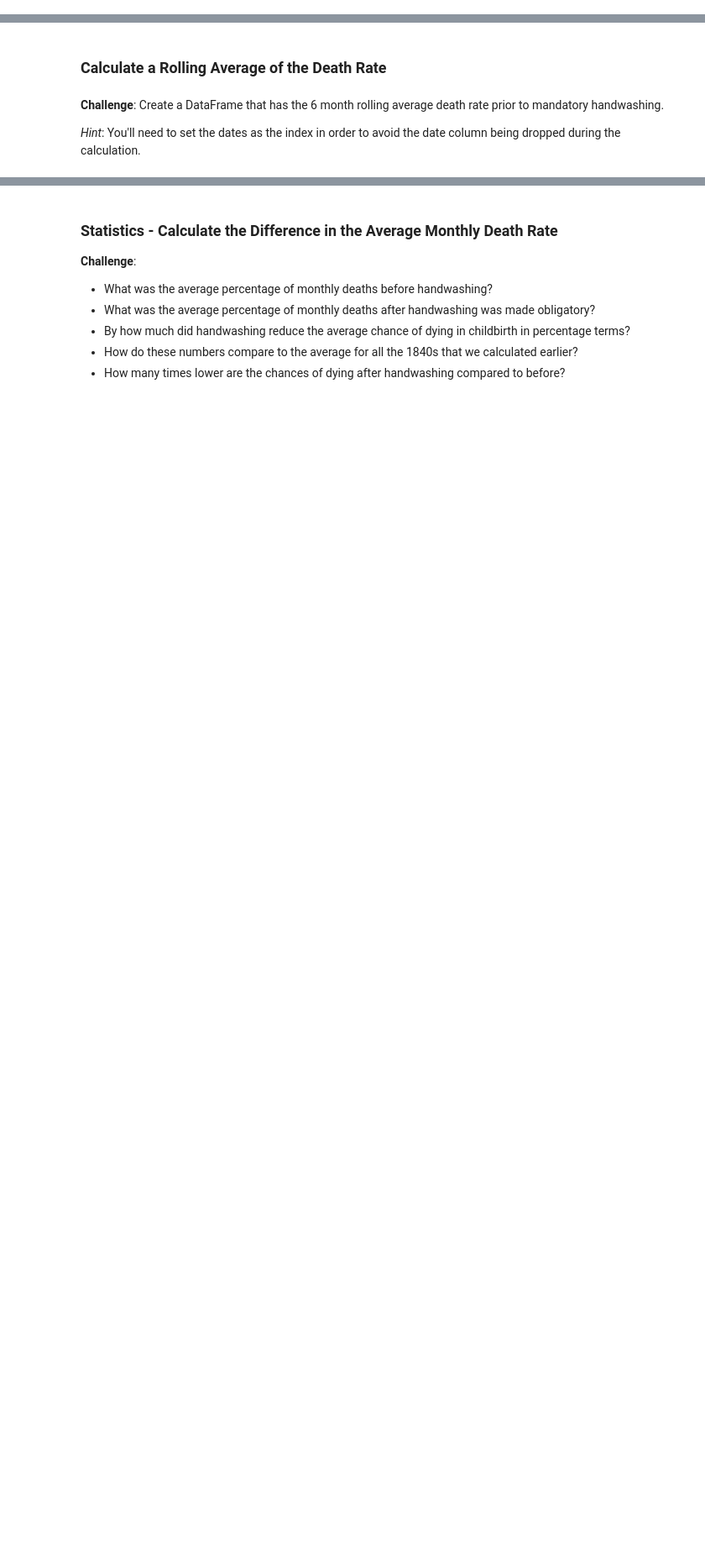
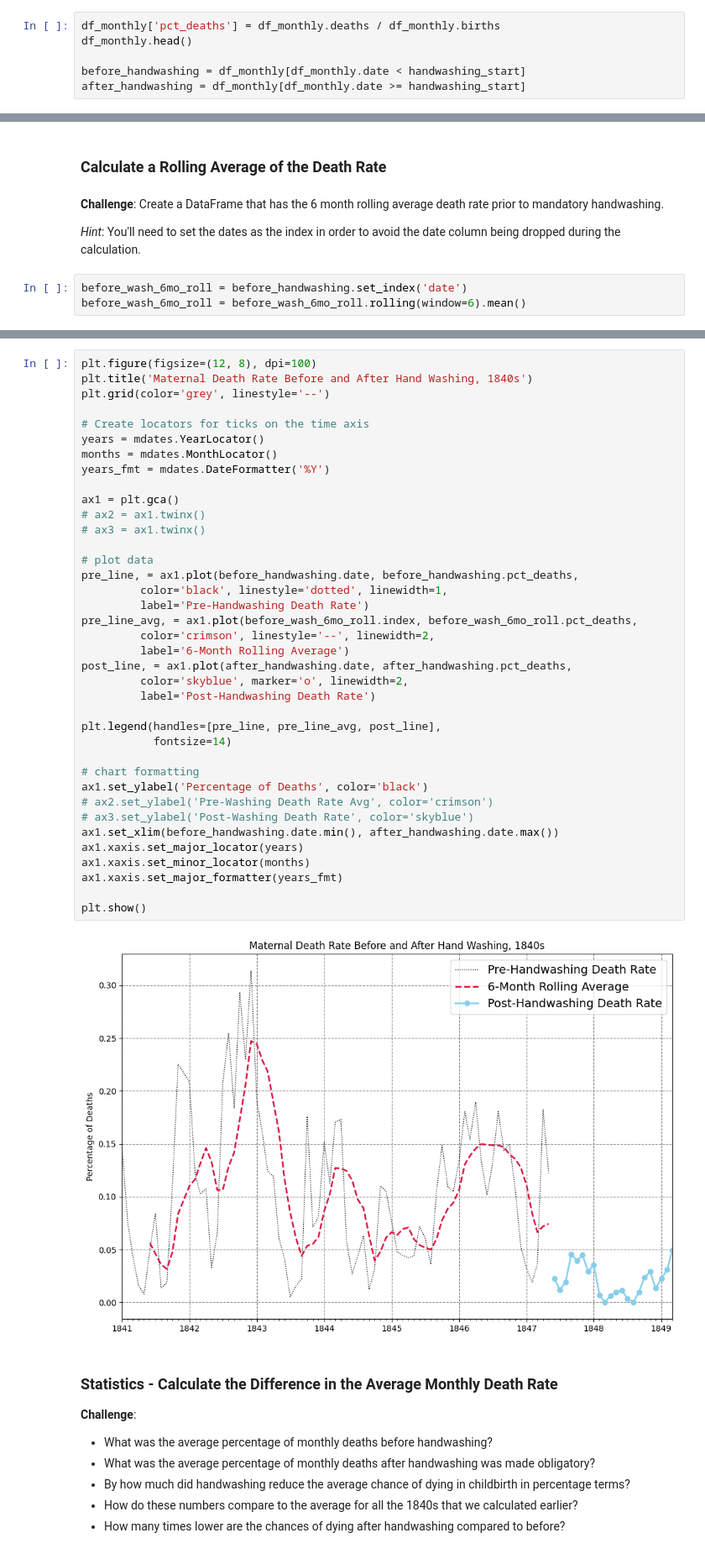
Before and after one commit to bluescreenlife/100-days-of-code, a Jupyter notebook: day_80_handwashing_t_test_analysis/Dr_Semmelweis_Handwashing_Discovery_(start).ipynb, the cells around one changed output, grey strips where cells are left out. Shown: that part at 84% size. Drawn from its saved outputs; the diff is of its cells as text; blank space fills up the shorter version.

Commit message:
add analysis on effect of handwashing, chart pre and post death rates

```diff
--- a/day_80_handwashing_t_test_analysis/Dr_Semmelweis_Handwashing_Discovery_(start).ipynb
+++ b/day_80_handwashing_t_test_analysis/Dr_Semmelweis_Handwashing_Discovery_(start).ipynb
@@ -322,3 +322,9 @@ handwashing_start = pd.to_datetime('1847-06-01')
 * Create two subsets from the `df_monthly` data: before and after Dr Semmelweis ordered washing hand.
 * Calculate the average death rate prior to June 1947.
 * Calculate the average death rate after June 1947.
+# %%
+df_monthly['pct_deaths'] = df_monthly.deaths / df_monthly.births
+df_monthly.head()
+
+before_handwashing = df_monthly[df_monthly.date < handwashing_start]
+after_handwashing = df_monthly[df_monthly.date >= handwashing_start]
@@ -328,3 +348,6 @@ handwashing_start = pd.to_datetime('1847-06-01')
 **Challenge**: Create a DataFrame that has the 6 month rolling average death rate prior to mandatory handwashing.
 
 *Hint*: You'll need to set the dates as the index in order to avoid the date column being dropped during the calculation.
+# %%
+before_wash_6mo_roll = before_handwashing.set_index('date')
+before_wash_6mo_roll = before_wash_6mo_roll.rolling(window=6).mean()
@@ -340,6 +378,46 @@ handwashing_start = pd.to_datetime('1847-06-01')
 * Show the moving average as a thicker, crimon line.
 * Show the rate after handwashing as a skyblue line with round markers.
 * Look at the [code snippet in the documentation to see how you can add a legend](https://matplotlib.org/3.1.1/api/_as_gen/matplotlib.pyplot.legend.html) to the chart.
+# %%
+plt.figure(figsize=(12, 8), dpi=100)
+plt.title('Maternal Death Rate Before and After Hand Washing, 1840s')
+plt.grid(color='grey', linestyle='--')
+
+# Create locators for ticks on the time axis
+years = mdates.YearLocator()
+months = mdates.MonthLocator()
+years_fmt = mdates.DateFormatter('%Y')
+
+ax1 = plt.gca()
+# ax2 = ax1.twinx()
+# ax3 = ax1.twinx()
+
+# plot data
+pre_line, = ax1.plot(before_handwashing.date, before_handwashing.pct_deaths,
+         color='black', linestyle='dotted', linewidth=1,
+         label='Pre-Handwashing Death Rate')
+pre_line_avg, = ax1.plot(before_wash_6mo_roll.index, before_wash_6mo_roll.pct_deaths,
+         color='crimson', linestyle='--', linewidth=2,
+         label='6-Month Rolling Average')
+post_line, = ax1.plot(after_handwashing.date, after_handwashing.pct_deaths,
+         color='skyblue', marker='o', linewidth=2,
+         label='Post-Handwashing Death Rate')
+
+plt.legend(handles=[pre_line, pre_line_avg, post_line],
+           fontsize=14)
+
+# chart formatting
+ax1.set_ylabel('Percentage of Deaths', color='black')
+# ax2.set_ylabel('Pre-Washing Death Rate Avg', color='crimson')
+# ax3.set_ylabel('Post-Washing Death Rate', color='skyblue')
+ax1.set_xlim(before_handwashing.date.min(), after_handwashing.date.max())
+ax1.xaxis.set_major_locator(years)
+ax1.xaxis.set_minor_locator(months)
+ax1.xaxis.set_major_formatter(years_fmt)
+
+plt.show()
+# %% [output]
+[figure, added]
 # %% [markdown]
 ### Statistics - Calculate the Difference in the Average Monthly Death Rate
 
```
Also changed, not shown: parts of 5 cells of this notebook.
